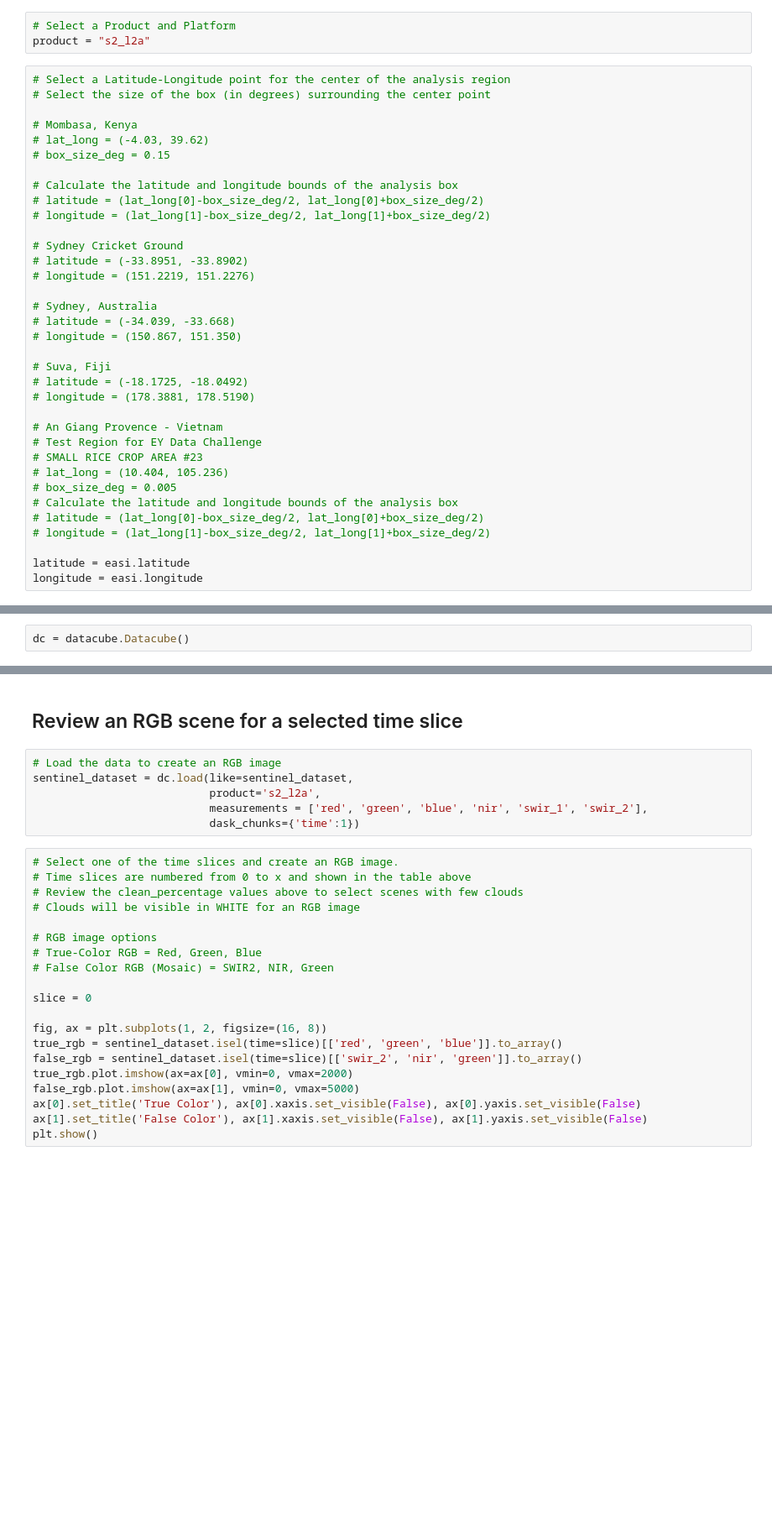
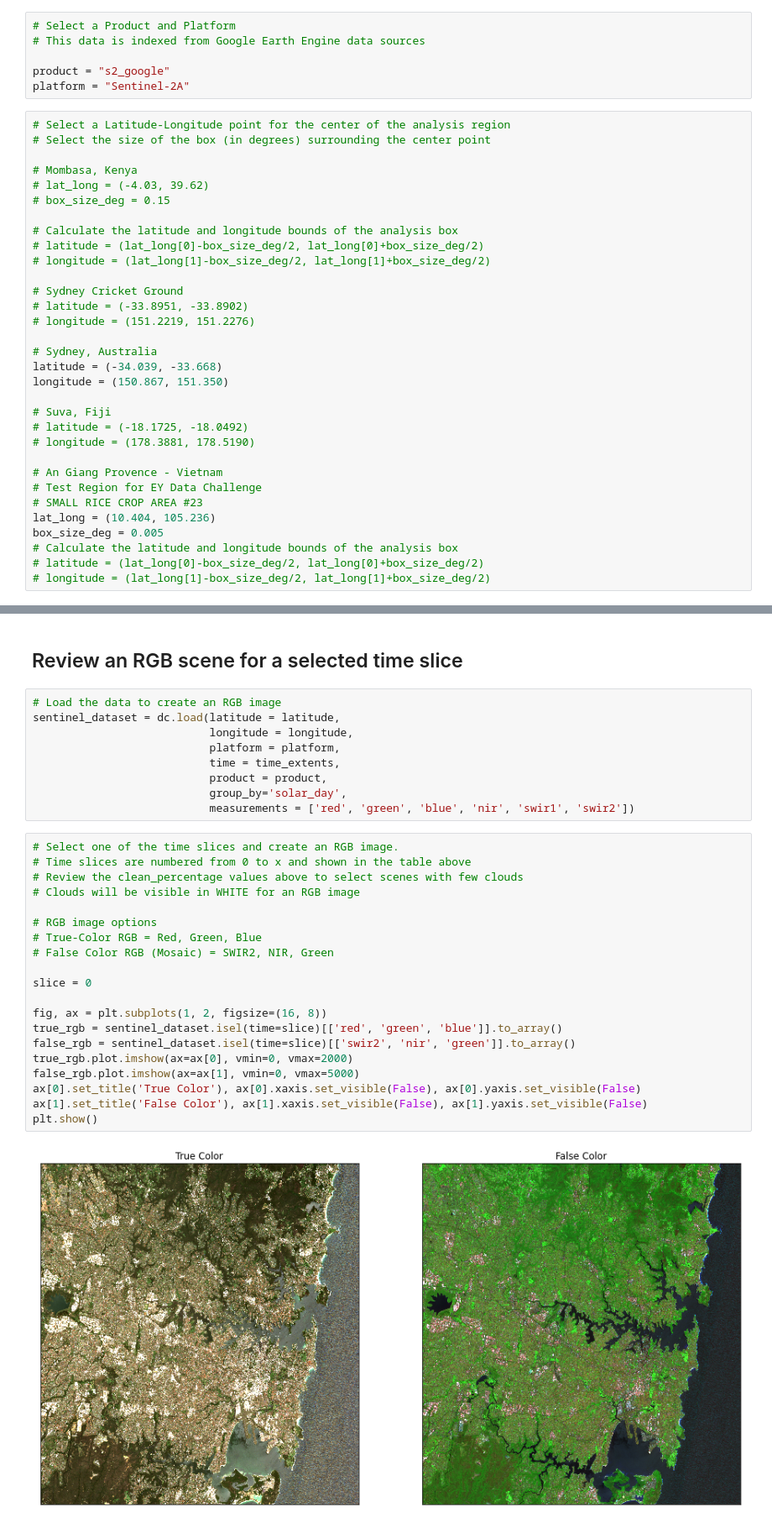
Before and after one commit to datacubechile/cal-notebooks, a Jupyter notebook: examples/EAIL_Cloud_Statistics_S2.ipynb, the cells around one changed output, grey strips where cells are left out. Shown at 84% size. Saved outputs shown, nothing was run; the diff lists cells and outputs as text; blank space fills up the shorter version.

```diff
--- a/examples/EAIL_Cloud_Statistics_S2.ipynb
+++ b/examples/EAIL_Cloud_Statistics_S2.ipynb
@@ -38,6 +21,9 @@ configure_s3_access(aws_unsigned=False, requester_pays=True, client=client)
 # %%
 # Select a Product and Platform
-product = "s2_l2a"
+# This data is indexed from Google Earth Engine data sources
+
+product = "s2_google"
+platform = "Sentinel-2A"
 # %%
 # Select a Latitude-Longitude point for the center of the analysis region
 # Select the size of the box (in degrees) surrounding the center point
@@ -55,8 +41,8 @@ product = "s2_l2a"
 # longitude = (151.2219, 151.2276)
 
 # Sydney, Australia
-# latitude = (-34.039, -33.668)
-# longitude = (150.867, 151.350)
+latitude = (-34.039, -33.668)
+longitude = (150.867, 151.350)
 
 # Suva, Fiji
 # latitude = (-18.1725, -18.0492)
@@ -65,14 +51,11 @@ product = "s2_l2a"
 # An Giang Provence - Vietnam
 # Test Region for EY Data Challenge
 # SMALL RICE CROP AREA #23
-# lat_long = (10.404, 105.236)
-# box_size_deg = 0.005
+lat_long = (10.404, 105.236)
+box_size_deg = 0.005
 # Calculate the latitude and longitude bounds of the analysis box
 # latitude = (lat_long[0]-box_size_deg/2, lat_long[0]+box_size_deg/2)
 # longitude = (lat_long[1]-box_size_deg/2, lat_long[1]+box_size_deg/2)
-
-latitude = easi.latitude
-longitude = easi.longitude
 # %%
 # Select a time range
 # The inputs require a format (Min,Max) using this date format (YYYY-MM-DD)
@@ -126,8 +111,6 @@ def build_cloud_coverage_table_sentinel(product,platform,latitude,longitude,
             "NoData_percent": nodata_percent,"Clean_count": clean_count,"Total_count": total_count}
 
     return geo_data, pd.DataFrame(data=data, columns=list(data.keys()))
-# %%
-dc = datacube.Datacube()
 # %%
 # Load the data and calculate the cloud coverage for each time slice
 sentinel_dataset, coverage_table = build_cloud_coverage_table_sentinel(product = product,
@@ -163,27 +151,32 @@ plt.show()
 ## Review an RGB scene for a selected time slice
 # %%
 # Load the data to create an RGB image
-sentinel_dataset = dc.load(like=sentinel_dataset,
-                           product='s2_l2a',
-                           measurements = ['red', 'green', 'blue', 'nir', 'swir_1', 'swir_2'],
-                           dask_chunks={'time':1})
+sentinel_dataset = dc.load(latitude = latitude,
+                           longitude = longitude,
+                           platform = platform,
+                           time = time_extents,
+                           product = product,
+                           group_by='solar_day',
+                           measurements = ['red', 'green', 'blue', 'nir', 'swir1', 'swir2'])
 # %%
 # Select one of the time slices and create an RGB image.
 # Time slices are numbered from 0 to x and shown in the table above
 # Review the clean_percentage values above to select scenes with few clouds
 # Clouds will be visible in WHITE for an RGB image
 
 # RGB image options
 # True-Color RGB = Red, Green, Blue
 # False Color RGB (Mosaic) = SWIR2, NIR, Green
 
 slice = 0
 
 fig, ax = plt.subplots(1, 2, figsize=(16, 8))
 true_rgb = sentinel_dataset.isel(time=slice)[['red', 'green', 'blue']].to_array()
-false_rgb = sentinel_dataset.isel(time=slice)[['swir_2', 'nir', 'green']].to_array()
+false_rgb = sentinel_dataset.isel(time=slice)[['swir2', 'nir', 'green']].to_array()
 true_rgb.plot.imshow(ax=ax[0], vmin=0, vmax=2000)
 false_rgb.plot.imshow(ax=ax[1], vmin=0, vmax=5000)
 ax[0].set_title('True Color'), ax[0].xaxis.set_visible(False), ax[0].yaxis.set_visible(False)
 ax[1].set_title('False Color'), ax[1].xaxis.set_visible(False), ax[1].yaxis.set_visible(False)
 plt.show()
+# %% [output]
+[figure, added]
```
Also changed, not shown: parts of 8 cells of this notebook, 4 other files.
